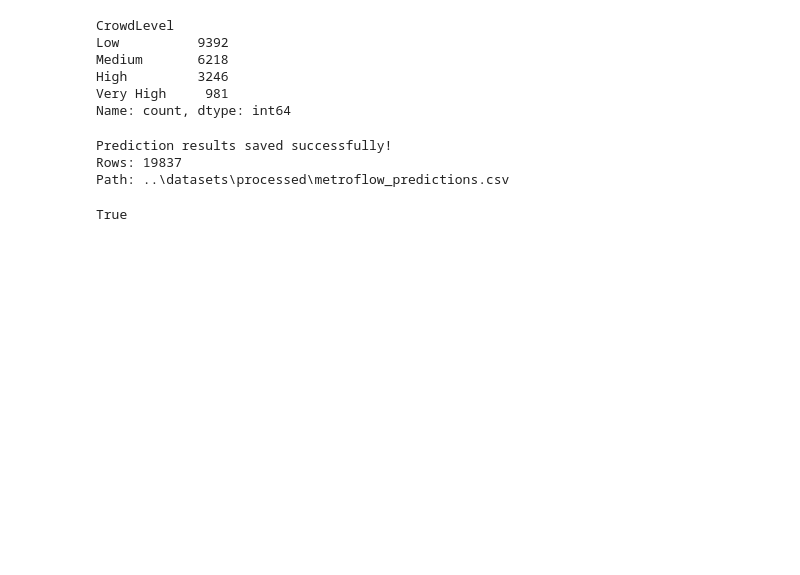
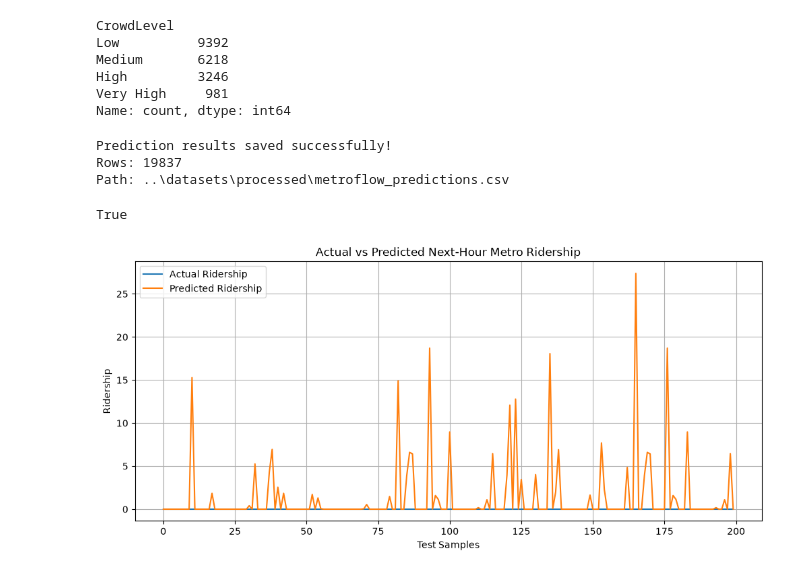
Before and after one commit to springboardmentor443m-coder/Predictive-Public-Transit-Intelligence-Platform-for-Crowd-Management-and-Schedule-Optimization, a Jupyter notebook: MetroFlow/ai/dataset_analysis.ipynb, the cells around one changed output. Cells and saved outputs as stored; diff of their text form; code cells hidden in the pictures; blank space fills up the shorter version.

```diff
--- a/MetroFlow/ai/dataset_analysis.ipynb
+++ b/MetroFlow/ai/dataset_analysis.ipynb
@@ -1503,3 +1503,30 @@ Path: ..\datasets\processed\metroflow_predictions.csv
 print(results_path.exists())
 # %% [output]
 True
+# %%
+import matplotlib.pyplot as plt
+import numpy as np
+
+# Actual vs Predicted Ridership
+
+plt.figure(figsize=(12, 5))
+
+plt.plot(
+    y_test_A.iloc[:200].values,
+    label="Actual Ridership"
+)
+
+plt.plot(
+    np.maximum(pred_A[:200], 0),
+    label="Predicted Ridership"
+)
+
+plt.title("Actual vs Predicted Next-Hour Metro Ridership")
+plt.xlabel("Test Samples")
+plt.ylabel("Ridership")
+plt.legend()
+plt.grid(True)
+
+plt.show()
+# %% [output]
+[figure, added]
```
Also changed, not shown: parts of 1 cell of this notebook, 1 other file.
